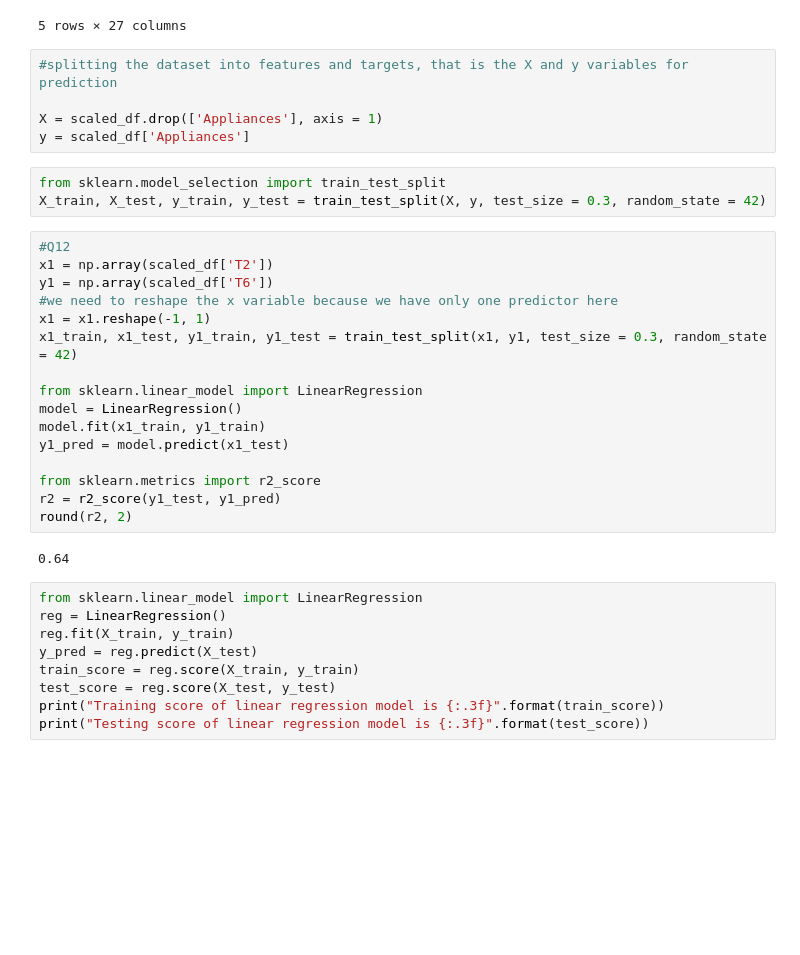
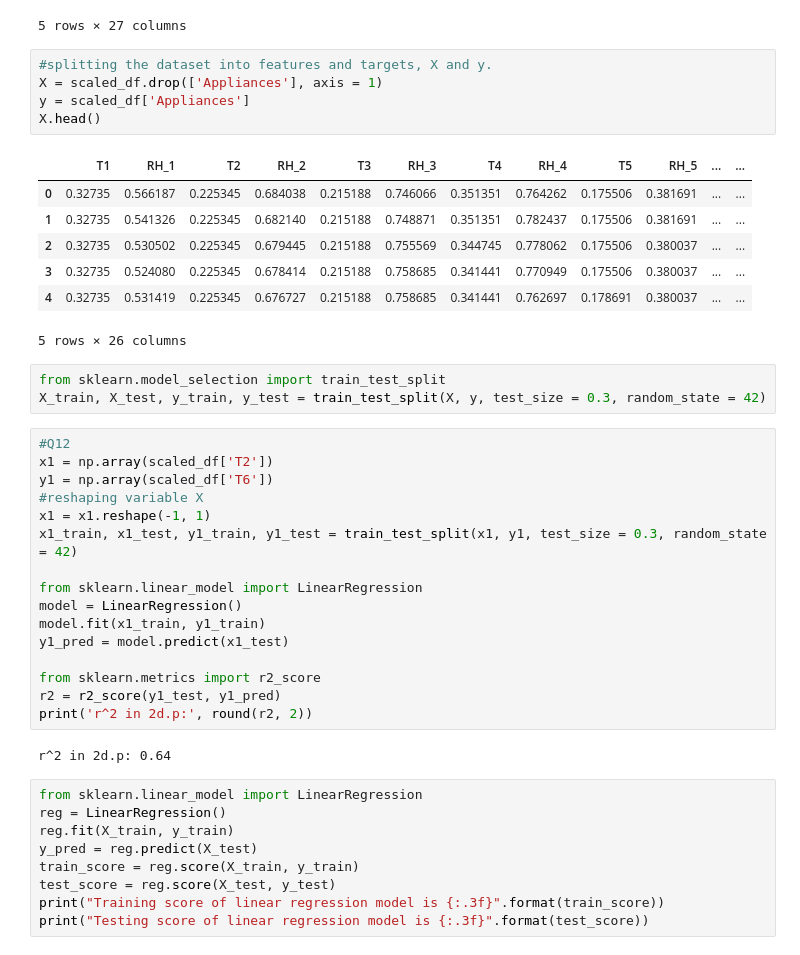
Before and after one commit to jadesola123/hamoye-stage-b, a Jupyter notebook: stage_b.ipynb, the cells around one changed output. Drawn from its saved outputs; the diff is of its cells as text; blank space fills up the shorter version.

```diff
--- a/stage_b.ipynb
+++ b/stage_b.ipynb
@@ -77,10 +77,18 @@ scaled_df.head()
 | 4 | 0.046729 | 0.32735 | 0.531419 | 0.225345 | 0.676727 | 0.215188 | 0.758685 | 0.341441 | 0.762697 | 0.178691 | ... | ... |
 5 rows × 27 columns
 # %%
-#splitting the dataset into features and targets, that is the X and y variables for prediction
-
+#splitting the dataset into features and targets, X and y.
 X = scaled_df.drop(['Appliances'], axis = 1)
 y = scaled_df['Appliances']
+X.head()
+# %% [output]
+|  | T1 | RH_1 | T2 | RH_2 | T3 | RH_3 | T4 | RH_4 | T5 | RH_5 | ... | ... |
+| 0 | 0.32735 | 0.566187 | 0.225345 | 0.684038 | 0.215188 | 0.746066 | 0.351351 | 0.764262 | 0.175506 | 0.381691 | ... | ... |
+| 1 | 0.32735 | 0.541326 | 0.225345 | 0.682140 | 0.215188 | 0.748871 | 0.351351 | 0.782437 | 0.175506 | 0.381691 | ... | ... |
+| 2 | 0.32735 | 0.530502 | 0.225345 | 0.679445 | 0.215188 | 0.755569 | 0.344745 | 0.778062 | 0.175506 | 0.380037 | ... | ... |
+| 3 | 0.32735 | 0.524080 | 0.225345 | 0.678414 | 0.215188 | 0.758685 | 0.341441 | 0.770949 | 0.175506 | 0.380037 | ... | ... |
+| 4 | 0.32735 | 0.531419 | 0.225345 | 0.676727 | 0.215188 | 0.758685 | 0.341441 | 0.762697 | 0.178691 | 0.380037 | ... | ... |
+5 rows × 26 columns
 # %%
 from sklearn.model_selection import train_test_split
 X_train, X_test, y_train, y_test = train_test_split(X, y, test_size = 0.3, random_state = 42)
@@ -88,7 +96,7 @@ X_train, X_test, y_train, y_test = train_test_split(X, y, test_size = 0.3, rando
 #Q12
 x1 = np.array(scaled_df['T2'])
 y1 = np.array(scaled_df['T6'])
-#we need to reshape the x variable because we have only one predictor here
+#reshaping variable X
 x1 = x1.reshape(-1, 1)
 x1_train, x1_test, y1_train, y1_test = train_test_split(x1, y1, test_size = 0.3, random_state = 42)
 
@@ -99,9 +107,9 @@ y1_pred = model.predict(x1_test)
 
 from sklearn.metrics import r2_score
 r2 = r2_score(y1_test, y1_pred)
-round(r2, 2)
+print('r^2 in 2d.p:', round(r2, 2))
 # %% [output]
-0.64
+r^2 in 2d.p: 0.64
 # %%
 from sklearn.linear_model import LinearRegression
 reg = LinearRegression()
```
Also changed, not shown: parts of 8 cells of this notebook.
